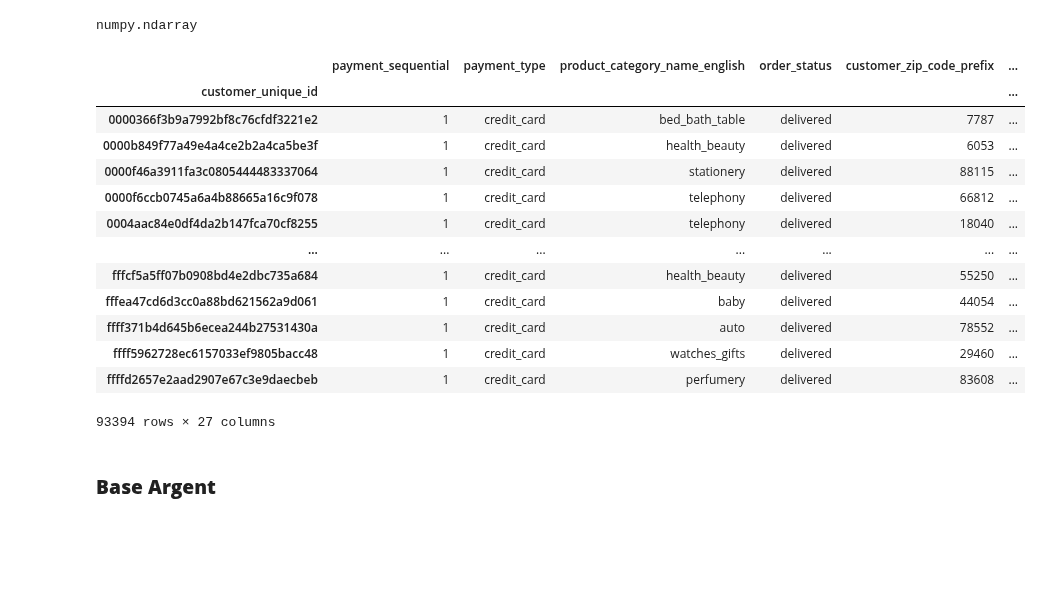
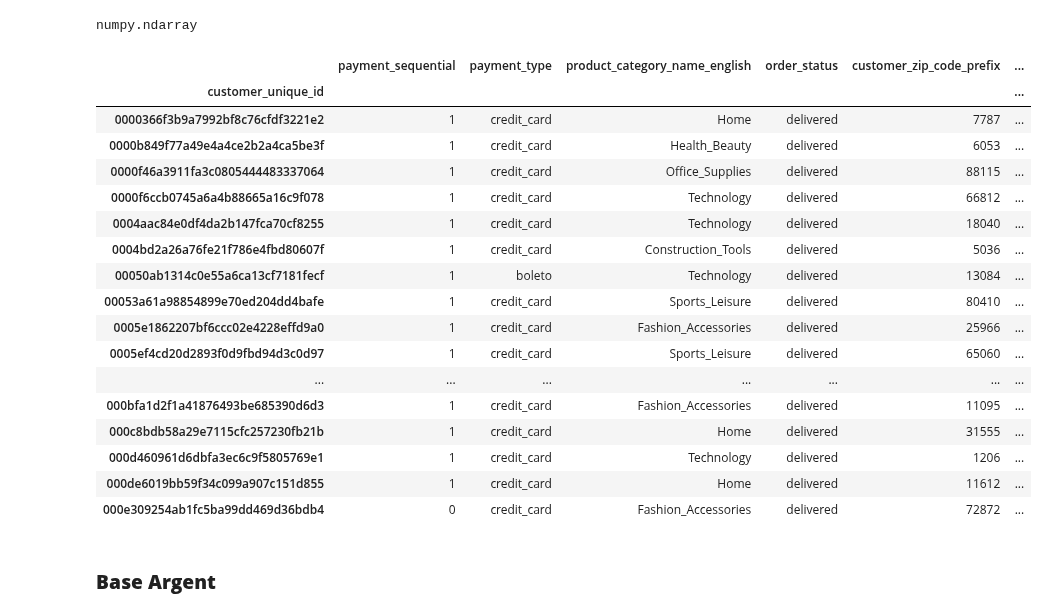
Before and after one commit to Benalieur/olist_ML, a Jupyter notebook: db/db_argent.ipynb, the cells around one changed output. Cells and saved outputs as stored; diff of their text form; code cells hidden in the pictures; blank space fills up the shorter version.

```diff
--- a/db/db_argent.ipynb
+++ b/db/db_argent.ipynb
@@ -171,3 +251,5 @@ df['order_purchase_timestamp'] = pd.to_datetime(df['order_purchase_timestamp'])
+# %%
+df['product_category_name_english'] = df['product_category_name_english'].replace(super_categories)
 # %% [markdown]
 #### **Recence**
 # %%
@@ -283,3 +367,8 @@ df
+# %%
+df['rfm'] = df[['recence', 'frequence', 'montant']].apply(lambda x : x[0] + x[1] + x[2], axis=1)
+del df['recence']
+del df['frequence']
+del df['montant']
 # %% [markdown]
 #### **Convert time to numeric**
 # %%
@@ -320,12 +409,11 @@ Timestamp('2017-09-19 09:45:35')
 ### **Aggregate**
 # %%
 last_col = ['shipping_limit_date', 'review_creation_date', 'review_answer_timestamp', 'order_purchase_timestamp', 'order_approved_at', 'order_delivered_carrier_date', 'order_delivered_customer_date', 'order_estimated_delivery_date', 'response_time']
-mean_col = ['price', 'freight_value', 'payment_value', 'payment_installments', 'review_score', 'price_total', 'total_order', 'recence', 'frequence']
+mean_col = ['price', 'freight_value', 'payment_value', 'payment_installments', 'review_score', 'price_total', 'total_order', 'rfm']
 mode_col = ['payment_sequential', 'payment_type', 'product_category_name_english', 'order_status', 'customer_zip_code_prefix', 'customer_city', 'customer_state']
-sum_col = ['nb_char_comment', 'montant']
+sum_col = ['nb_char_comment']
 
 dict_agg = {}
-
 
 for col in mode_col:
     dict_agg[f'{col}'] = pd.Series.mode
@@ -342,8 +450,6 @@ for col in sum_col:
 ### **Groupby unique_id**
 # %%
 df_group = df.groupby(['customer_unique_id']).agg(dict_agg)
-# %%
-df_group = df_group.dropna()
 # %%
 type(df_group['product_category_name_english'][df_group.index == '001926cef41060fae572e2e7b30bd2a4'].values)
 # %% [output]
@@ -351,25 +457,29 @@ numpy.ndarray
 # %%
 type_o = type(df_group['product_category_name_english'][df_group.index == '001926cef41060fae572e2e7b30bd2a4'].values)
 
 for col in mode_col:
     df_group[col] = df_group[col].apply(lambda x : x[0] if type(x) == type_o else x)
 
-df_group
+df_group.head(20)
 # %% [output]
 |  | payment_sequential | payment_type | product_category_name_english | order_status | customer_zip_code_prefix | ... |
 | customer_unique_id |  |  |  |  |  | ... |
-| 0000366f3b9a7992bf8c76cfdf3221e2 | 1 | credit_card | bed_bath_table | delivered | 7787 | ... |
-| 0000b849f77a49e4a4ce2b2a4ca5be3f | 1 | credit_card | health_beauty | delivered | 6053 | ... |
-| 0000f46a3911fa3c0805444483337064 | 1 | credit_card | stationery | delivered | 88115 | ... |
-| 0000f6ccb0745a6a4b88665a16c9f078 | 1 | credit_card | telephony | delivered | 66812 | ... |
-| 0004aac84e0df4da2b147fca70cf8255 | 1 | credit_card | telephony | delivered | 18040 | ... |
+| 0000366f3b9a7992bf8c76cfdf3221e2 | 1 | credit_card | Home | delivered | 7787 | ... |
+| 0000b849f77a49e4a4ce2b2a4ca5be3f | 1 | credit_card | Health_Beauty | delivered | 6053 | ... |
+| 0000f46a3911fa3c0805444483337064 | 1 | credit_card | Office_Supplies | delivered | 88115 | ... |
+| 0000f6ccb0745a6a4b88665a16c9f078 | 1 | credit_card | Technology | delivered | 66812 | ... |
+| 0004aac84e0df4da2b147fca70cf8255 | 1 | credit_card | Technology | delivered | 18040 | ... |
+| 0004bd2a26a76fe21f786e4fbd80607f | 1 | credit_card | Construction_Tools | delivered | 5036 | ... |
+| 00050ab1314c0e55a6ca13cf7181fecf | 1 | boleto | Technology | delivered | 13084 | ... |
+| 00053a61a98854899e70ed204dd4bafe | 1 | credit_card | Sports_Leisure | delivered | 80410 | ... |
+| 0005e1862207bf6ccc02e4228effd9a0 | 1 | credit_card | Fashion_Accessories | delivered | 25966 | ... |
+| 0005ef4cd20d2893f0d9fbd94d3c0d97 | 1 | credit_card | Sports_Leisure | delivered | 65060 | ... |
 | ... | ... | ... | ... | ... | ... | ... |
-| fffcf5a5ff07b0908bd4e2dbc735a684 | 1 | credit_card | health_beauty | delivered | 55250 | ... |
-| fffea47cd6d3cc0a88bd621562a9d061 | 1 | credit_card | baby | delivered | 44054 | ... |
-| ffff371b4d645b6ecea244b27531430a | 1 | credit_card | auto | delivered | 78552 | ... |
-| ffff5962728ec6157033ef9805bacc48 | 1 | credit_card | watches_gifts | delivered | 29460 | ... |
-| ffffd2657e2aad2907e67c3e9daecbeb | 1 | credit_card | perfumery | delivered | 83608 | ... |
+| 000bfa1d2f1a41876493be685390d6d3 | 1 | credit_card | Fashion_Accessories | delivered | 11095 | ... |
+| 000c8bdb58a29e7115cfc257230fb21b | 1 | credit_card | Home | delivered | 31555 | ... |
+| 000d460961d6dbfa3ec6c9f5805769e1 | 1 | credit_card | Technology | delivered | 1206 | ... |
+| 000de6019bb59f34c099a907c151d855 | 1 | credit_card | Home | delivered | 11612 | ... |
+| 000e309254ab1fc5ba99dd469d36bdb4 | 0 | credit_card | Fashion_Accessories | delivered | 72872 | ... |
-93394 rows × 27 columns
 # %%
 df_group = df_group.reset_index()
 # %% [markdown]
```
Also changed, not shown: parts of 7 cells of this notebook, 15 other files.
